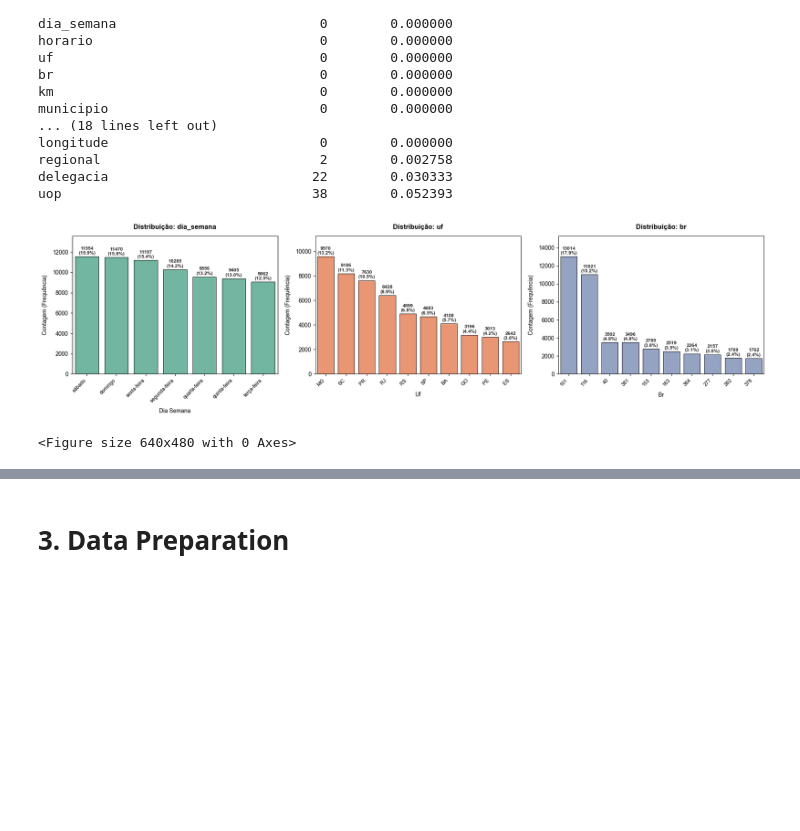
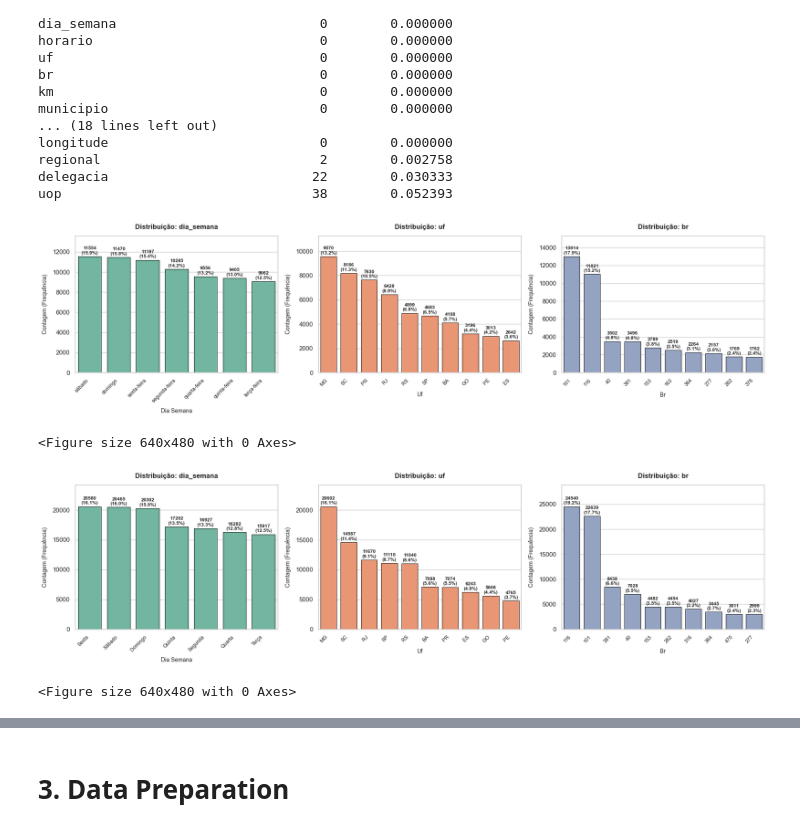
Before and after one commit to HectorSoares/tp_ad, a Jupyter notebook: main.ipynb, the cells around one changed output, grey strips where cells are left out. Drawn from its saved outputs; the diff is of its cells as text; code cells hidden in the pictures; blank space fills up the shorter version.

```diff
--- a/main.ipynb
+++ b/main.ipynb
@@ -196,16 +204,19 @@ def plotar_multiplos_categoricos(df, colunas, n_colunas=3, top_n=8):
 # %%
 # Lista de colunas que você quer colocar lado a lado
 minhas_variaveis_1 = [
     "dia_semana",
     "uf",
     "br"
 ]
 
 # Chama a função mestre para plotar em um grid de 3 colunas
 plotar_multiplos_categoricos(df=raw_data_25, colunas=minhas_variaveis_1, n_colunas=3, top_n=10)
+plotar_multiplos_categoricos(df=raw_data_07, colunas=minhas_variaveis_1, n_colunas=3, top_n=10)
 # %% [output]
-[figure, old version]
+[figure, new version]
 <Figure size 640x480 with 0 Axes>
+[figure, added]
+<Figure size 640x480 with 0 Axes>
 # %%
 # Lista de colunas que você quer colocar lado a lado
 minhas_variaveis_2 = [
```
Also changed, not shown: parts of 9 cells of this notebook, 1 other file.
